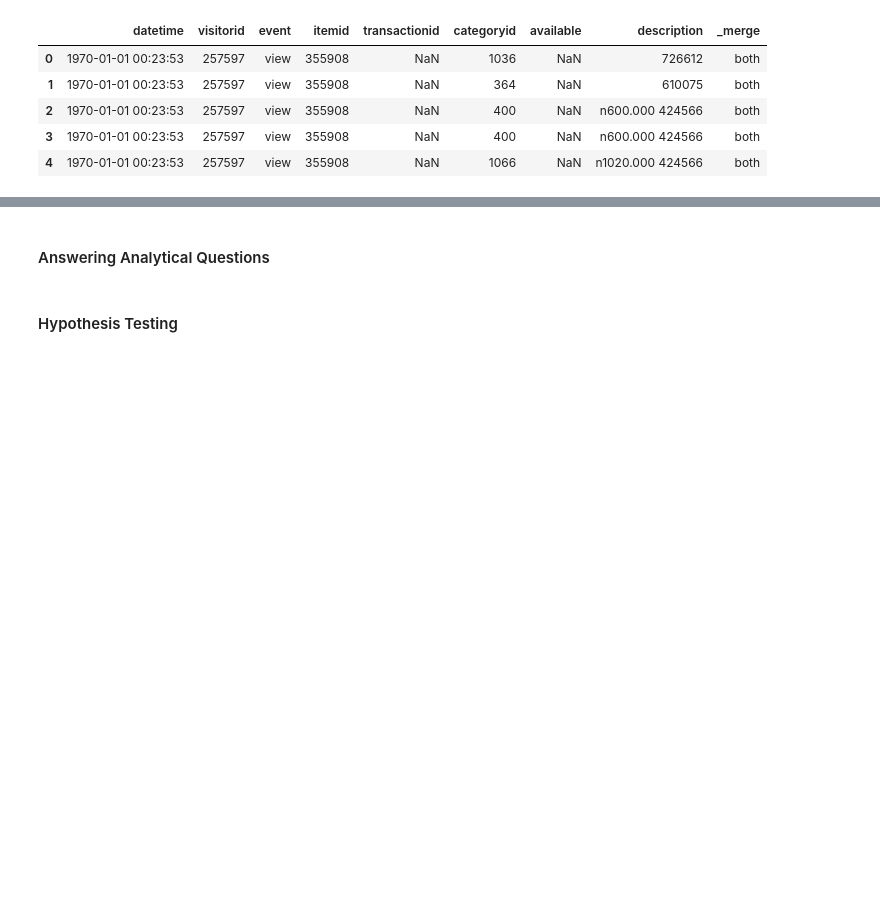
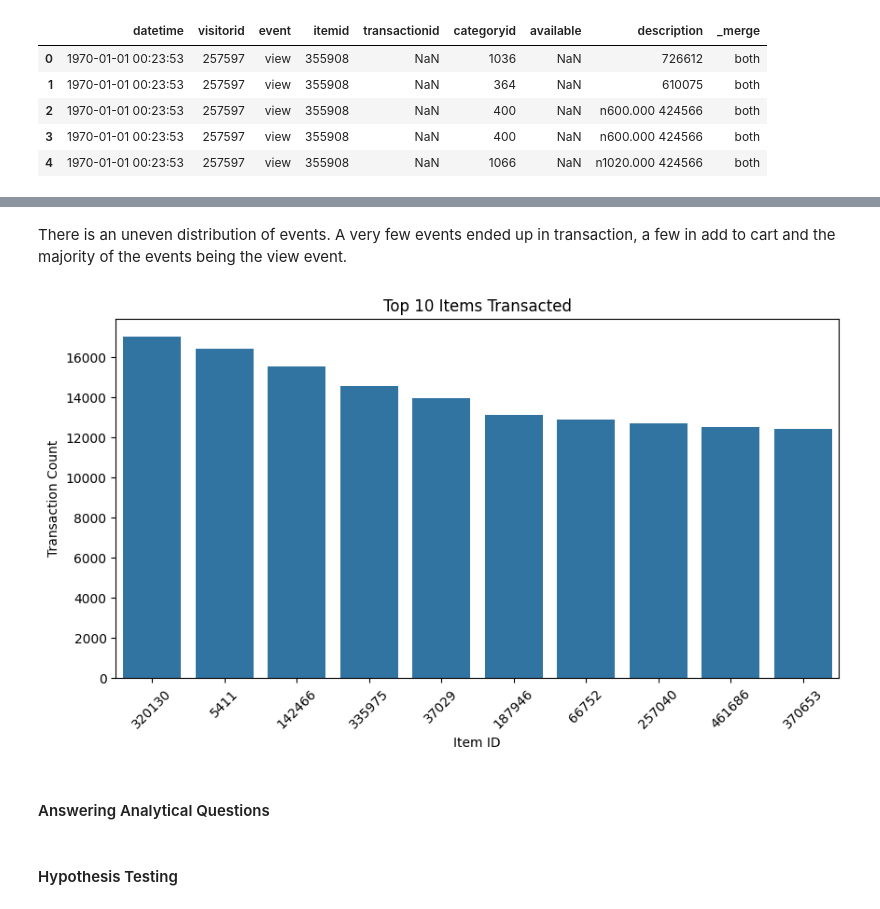
Before and after one commit to adubrightkwartengsnr/Recommendation-System-For-E-commerce, a Jupyter notebook: notebooks/recommendation_system.ipynb, the cells around one changed output, grey strips where cells are left out. Cells and saved outputs as stored; diff of their text form; code cells hidden in the pictures; blank space fills up the shorter version.

```diff
--- a/notebooks/recommendation_system.ipynb
+++ b/notebooks/recommendation_system.ipynb
@@ -439,3 +576,19 @@ final_df.describe().T
+# %% [markdown]
+There is an uneven distribution of events. A very few events ended up in transaction, a few in add to cart and the majority of the events being the view event.
+# %%
+# Get the top 10 items
+top_items = event_item_df["itemid"].value_counts().nlargest(10)
+top_items = top_items.sort_values(ascending=False)  # order ids in descending order
+
+plt.figure(figsize=(10, 5))
+sns.barplot(x=top_items.index.astype(str), y=top_items.values)  # Convert IDs to string
+plt.title("Top 10 Items Transacted")
+plt.xlabel("Item ID")
+plt.ylabel("Transaction Count")
+plt.xticks(rotation=45)
+plt.show()
+# %% [output]
+[figure, added]
 # %% [markdown]
 #### Answering Analytical Questions
 # %% [markdown]
```
Also changed, not shown: parts of 36 cells of this notebook.
